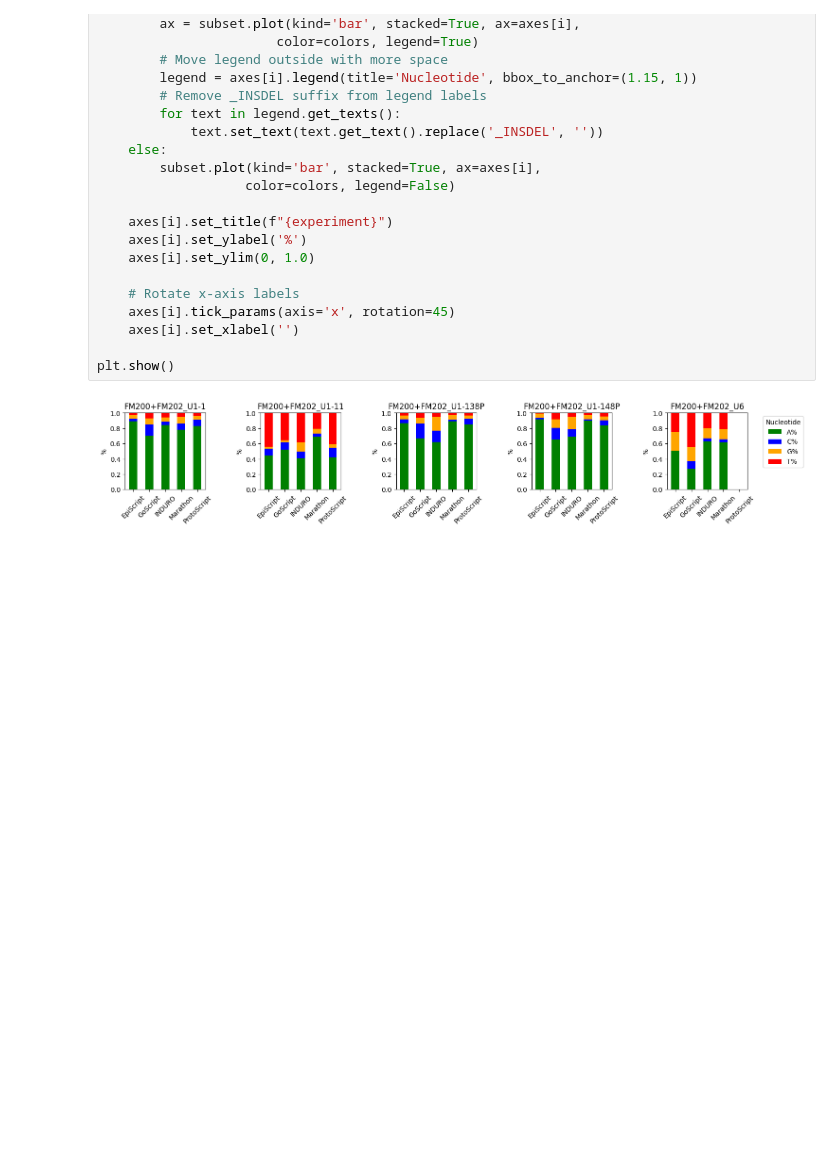
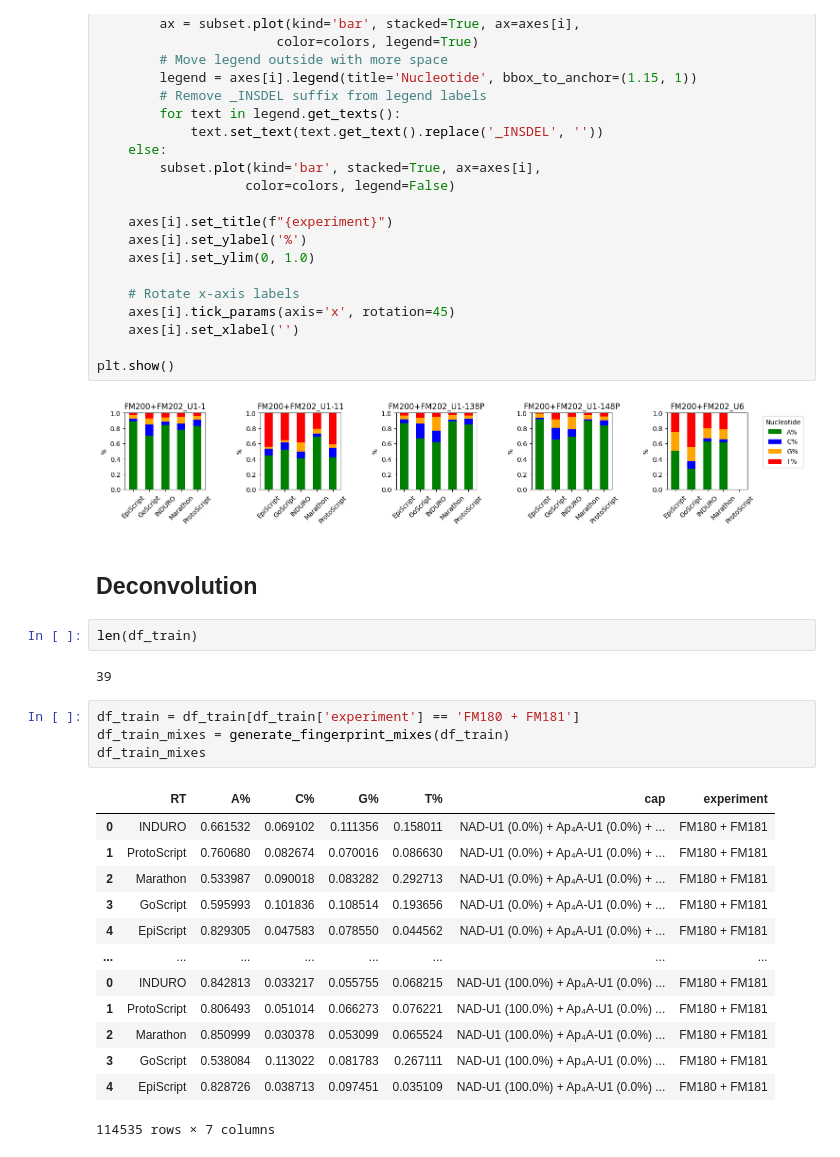
Before and after one commit to roman-bushuiev/RNACapPredictor, a Jupyter notebook: notebooks/FM200.ipynb, the cells around one changed output. Drawn from its saved outputs; the diff is of its cells as text; blank space fills up the shorter version.

Commit message:
Analyze FM200 deconvolution

```diff
--- a/notebooks/FM200.ipynb
+++ b/notebooks/FM200.ipynb
@@ -154,3 +155,27 @@ for i, experiment in enumerate(experiments):
 plt.show()
 # %% [output]
 [figure]
+# %% [markdown]
+## Deconvolution
+# %%
+len(df_train)
+# %% [output]
+39
+# %%
+df_train = df_train[df_train['experiment'] == 'FM180 + FM181']
+df_train_mixes = generate_fingerprint_mixes(df_train)
+df_train_mixes
+# %% [output]
+|  | RT | A% | C% | G% | T% | cap | experiment |
+| 0 | INDURO | 0.661532 | 0.069102 | 0.111356 | 0.158011 | NAD-U1 (0.0%) + Ap₄A-U1 (0.0%) + ... | FM180 + FM181 |
+| 1 | ProtoScript | 0.760680 | 0.082674 | 0.070016 | 0.086630 | NAD-U1 (0.0%) + Ap₄A-U1 (0.0%) + ... | FM180 + FM181 |
+| 2 | Marathon | 0.533987 | 0.090018 | 0.083282 | 0.292713 | NAD-U1 (0.0%) + Ap₄A-U1 (0.0%) + ... | FM180 + FM181 |
+| 3 | GoScript | 0.595993 | 0.101836 | 0.108514 | 0.193656 | NAD-U1 (0.0%) + Ap₄A-U1 (0.0%) + ... | FM180 + FM181 |
+| 4 | EpiScript | 0.829305 | 0.047583 | 0.078550 | 0.044562 | NAD-U1 (0.0%) + Ap₄A-U1 (0.0%) + ... | FM180 + FM181 |
+| ... | ... | ... | ... | ... | ... | ... | ... |
+| 0 | INDURO | 0.842813 | 0.033217 | 0.055755 | 0.068215 | NAD-U1 (100.0%) + Ap₄A-U1 (0.0%) ... | FM180 + FM181 |
+| 1 | ProtoScript | 0.806493 | 0.051014 | 0.066273 | 0.076221 | NAD-U1 (100.0%) + Ap₄A-U1 (0.0%) ... | FM180 + FM181 |
+| 2 | Marathon | 0.850999 | 0.030378 | 0.053099 | 0.065524 | NAD-U1 (100.0%) + Ap₄A-U1 (0.0%) ... | FM180 + FM181 |
+| 3 | GoScript | 0.538084 | 0.113022 | 0.081783 | 0.267111 | NAD-U1 (100.0%) + Ap₄A-U1 (0.0%) ... | FM180 + FM181 |
+| 4 | EpiScript | 0.828726 | 0.038713 | 0.097451 | 0.035109 | NAD-U1 (100.0%) + Ap₄A-U1 (0.0%) ... | FM180 + FM181 |
+114535 rows × 7 columns
```
Also changed, not shown: parts of 3 cells of this notebook, 2 other files.
